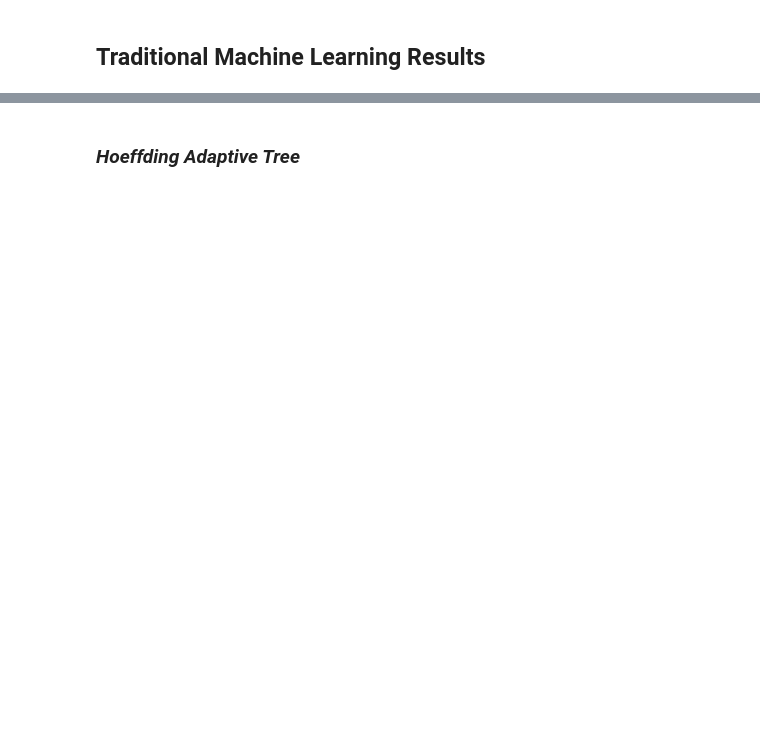
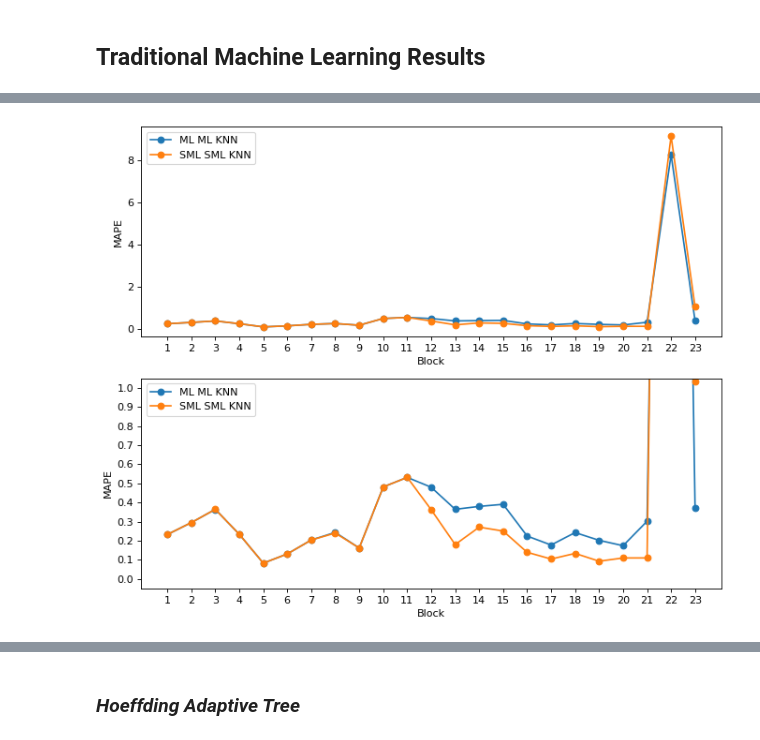
Before and after one commit to Streaming-Data-Analytics/2022-2023_ML-vs-SML-vs-TSA, a Jupyter notebook: notebook.ipynb, the cells around one changed output, grey strips where cells are left out. Drawn from its saved outputs; the diff is of its cells as text; code cells hidden in the pictures; blank space fills up the shorter version.

```diff
--- a/notebook.ipynb
+++ b/notebook.ipynb
@@ -346,6 +344,30 @@ def plot_sml(data, title: str, x_axis: str, y_axis: str, names=None):
 
     # Show the plot
     plt.show()
+# %%
+def short_compare(ml, sml, model):
+    plt.figure(figsize=(10, 8), dpi=80)
+    max_len = len(ml)
+
+    plt.subplot(2, 1, 1)
+    plt.plot(ml, marker='o', label=f'{model[0]}')
+    plt.plot(sml, marker='o', label=f'{model[1]}')
+    plt.xlabel('Block')
+    plt.ylabel('MAPE')
+    plt.xticks(range(max_len), range(1, max_len+1))
+    plt.legend()
+
+    plt.subplot(2, 1, 2)
+    plt.plot(ml, marker='o', label=f'{model[0]}')
+    plt.plot(sml, marker='o', label=f'{model[1]}')
+    plt.xlabel('Block')
+    plt.ylabel('MAPE')
+    plt.xticks(range(max_len), range(1, max_len+1))
+    plt.yticks(np.arange(0, 1.1, step=0.1))
+    plt.ylim(bottom=-0.05, top=1.05)
+    plt.legend()
+
+    plt.show()
 # %%
 # This special plot function will let us compare and summarize results for all the models in each approach
 
@@ -651,0 +691,6 @@ R2
+# %%
+_, _, _ml_knn_mape, _ = zip(*knn_metrics)
+_, _, _sml_knn_mape, _ = zip(*stream_knn_metrics)
+short_compare(_ml_knn_mape, _sml_knn_mape, ['ML KNN', 'SML KNN'])
+# %% [output]
+[figure, added]
```
Also changed, not shown: parts of 44 cells of this notebook, 1 other file.
